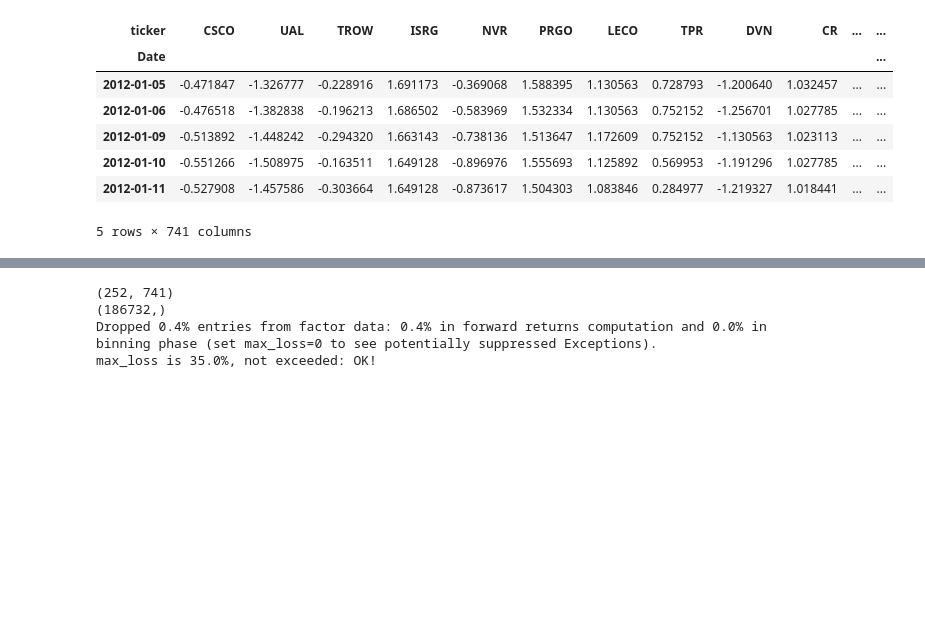
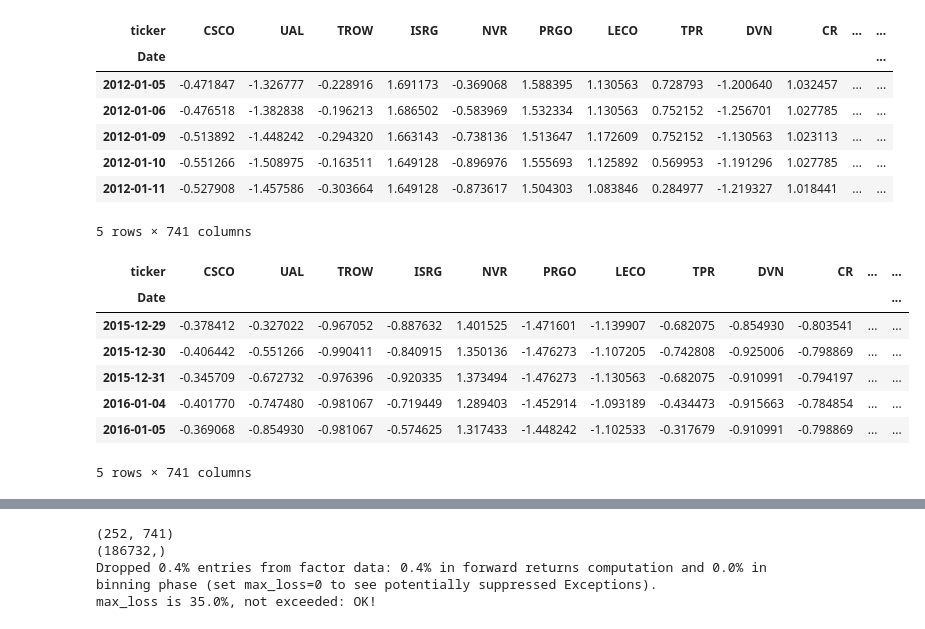
Before and after one commit to rwuebker/backtesting, a Jupyter notebook: backtesting_CVX.ipynb, the cells around one changed output, grey strips where cells are left out. Drawn from its saved outputs; the diff is of its cells as text; code cells hidden in the pictures; blank space fills up the shorter version.

```diff
--- a/backtesting_CVX.ipynb
+++ b/backtesting_CVX.ipynb
@@ -218,6 +218,17 @@ momentum.head()
 | 2012-01-10 | -0.551266 | -1.508975 | -0.163511 | 1.649128 | -0.896976 | 1.555693 | 1.125892 | 0.569953 | -1.191296 | 1.027785 | ... | ... |
 | 2012-01-11 | -0.527908 | -1.457586 | -0.303664 | 1.649128 | -0.873617 | 1.504303 | 1.083846 | 0.284977 | -1.219327 | 1.018441 | ... | ... |
 5 rows × 741 columns
+# %%
+momentum.tail()
+# %% [output]
+| ticker | CSCO | UAL | TROW | ISRG | NVR | PRGO | LECO | TPR | DVN | CR | ... | ... |
+| Date |  |  |  |  |  |  |  |  |  |  |  | ... |
+| 2015-12-29 | -0.378412 | -0.327022 | -0.967052 | -0.887632 | 1.401525 | -1.471601 | -1.139907 | -0.682075 | -0.854930 | -0.803541 | ... | ... |
+| 2015-12-30 | -0.406442 | -0.551266 | -0.990411 | -0.840915 | 1.350136 | -1.476273 | -1.107205 | -0.742808 | -0.925006 | -0.798869 | ... | ... |
+| 2015-12-31 | -0.345709 | -0.672732 | -0.976396 | -0.920335 | 1.373494 | -1.476273 | -1.130563 | -0.682075 | -0.910991 | -0.794197 | ... | ... |
+| 2016-01-04 | -0.401770 | -0.747480 | -0.981067 | -0.719449 | 1.289403 | -1.452914 | -1.093189 | -0.434473 | -0.915663 | -0.784854 | ... | ... |
+| 2016-01-05 | -0.369068 | -0.854930 | -0.981067 | -0.574625 | 1.317433 | -1.448242 | -1.102533 | -0.317679 | -0.910991 | -0.798869 | ... | ... |
+5 rows × 741 columns
 # %%
 risk_model.returns.tail()
 # %% [output]
```
Also changed, not shown: parts of 14 cells of this notebook.
